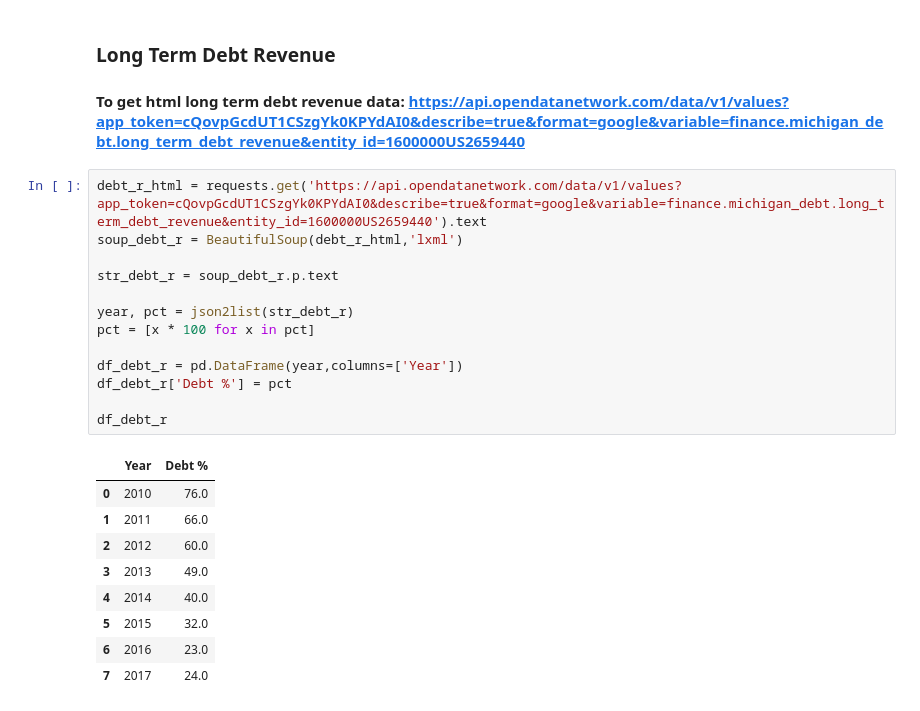
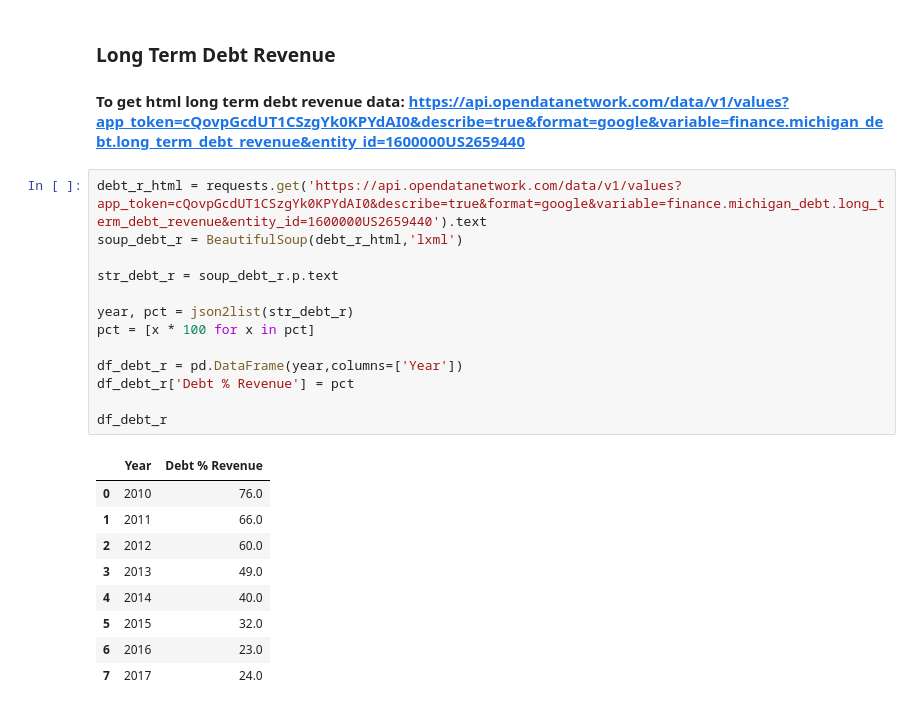
Before and after one commit to yunjcai/Segmenting-and-Clustering-Neighborhoods-in-Novi-MI, a Jupyter notebook: Segmenting and Clustering Neighborhoods in Novi.ipynb, the cells around one changed output. Cells and saved outputs as stored; diff of their text form.

```diff
--- a/Segmenting and Clustering Neighborhoods in Novi.ipynb
+++ b/Segmenting and Clustering Neighborhoods in Novi.ipynb
@@ -406,18 +405,18 @@ Text(0.5, 1.0, 'Debt as % of Taxable Value in Novi, MI 2010-2017')
 # %%
 debt_r_html = requests.get('https://api.opendatanetwork.com/data/v1/values?app_token=cQovpGcdUT1CSzgYk0KPYdAI0&describe=true&format=google&variable=finance.michigan_debt.long_term_debt_revenue&entity_id=1600000US2659440').text
 soup_debt_r = BeautifulSoup(debt_r_html,'lxml')
 
 str_debt_r = soup_debt_r.p.text
 
 year, pct = json2list(str_debt_r)
 pct = [x * 100 for x in pct]
 
 df_debt_r = pd.DataFrame(year,columns=['Year'])
-df_debt_r['Debt %'] = pct
+df_debt_r['Debt % Revenue'] = pct
 
 df_debt_r
 # %% [output]
-|  | Year | Debt % |
+|  | Year | Debt % Revenue |
 | 0 | 2010 | 76.0 |
 | 1 | 2011 | 66.0 |
 | 2 | 2012 | 60.0 |
```
Also changed, not shown: parts of 53 cells of this notebook.
